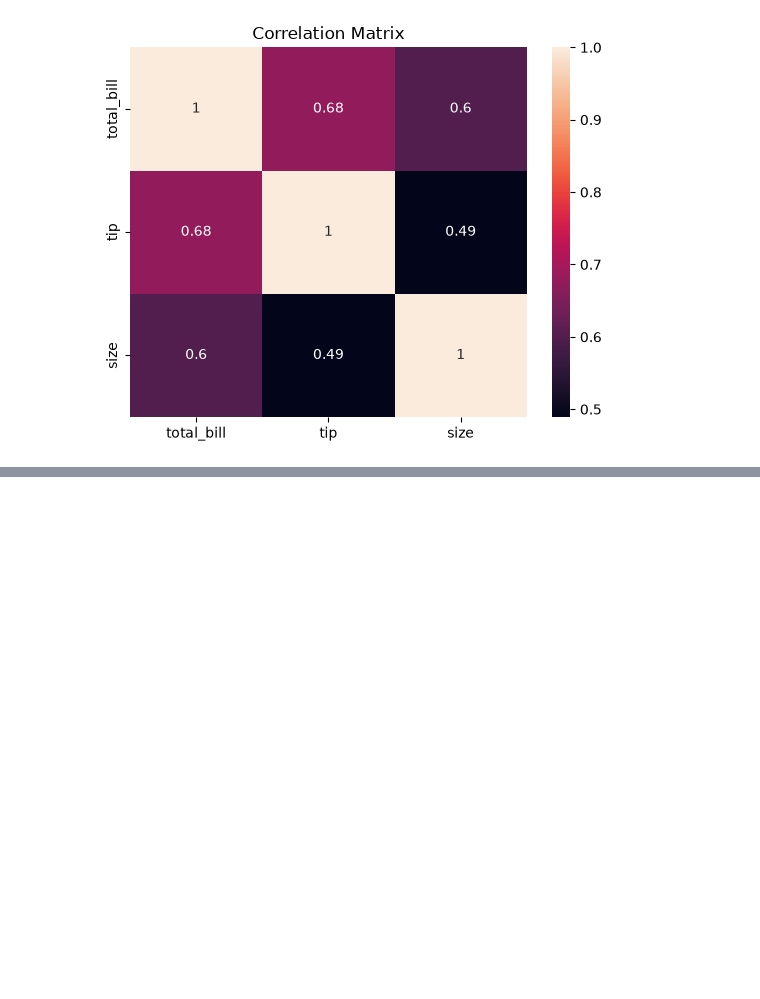
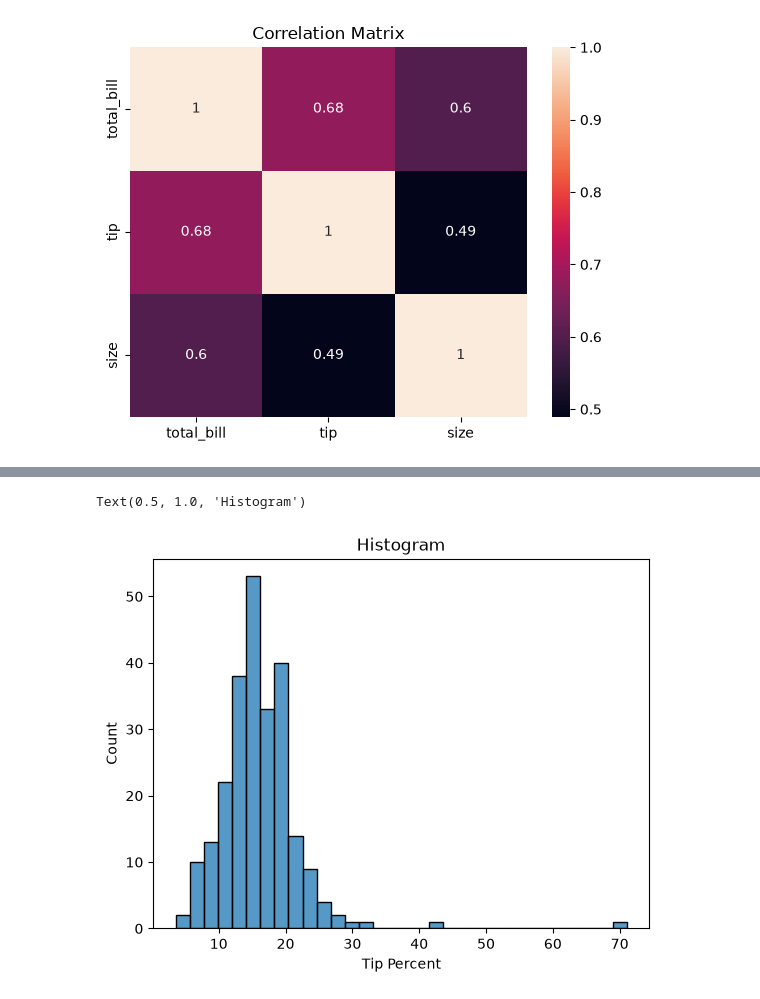
Before and after one commit to animelone/data-track, a Jupyter notebook: pandastest.ipynb, the cells around one changed output, grey strips where cells are left out. Drawn from its saved outputs; the diff is of its cells as text; code cells hidden in the pictures; blank space fills up the shorter version.

Commit message:
Ran Statistic tests on preset data

```diff
--- a/pandastest.ipynb
+++ b/pandastest.ipynb
@@ -114,0 +129,7 @@ Text(0.5, 1.0, 'Correlation Matrix')
+# %%
+sns.histplot(data=df,x='tip_percent')
+plt.xlabel('Tip Percent')
+plt.title('Histogram')
+# %% [output]
+Text(0.5, 1.0, 'Histogram')
+[figure, added]
```
Also changed, not shown: parts of 12 cells of this notebook.
